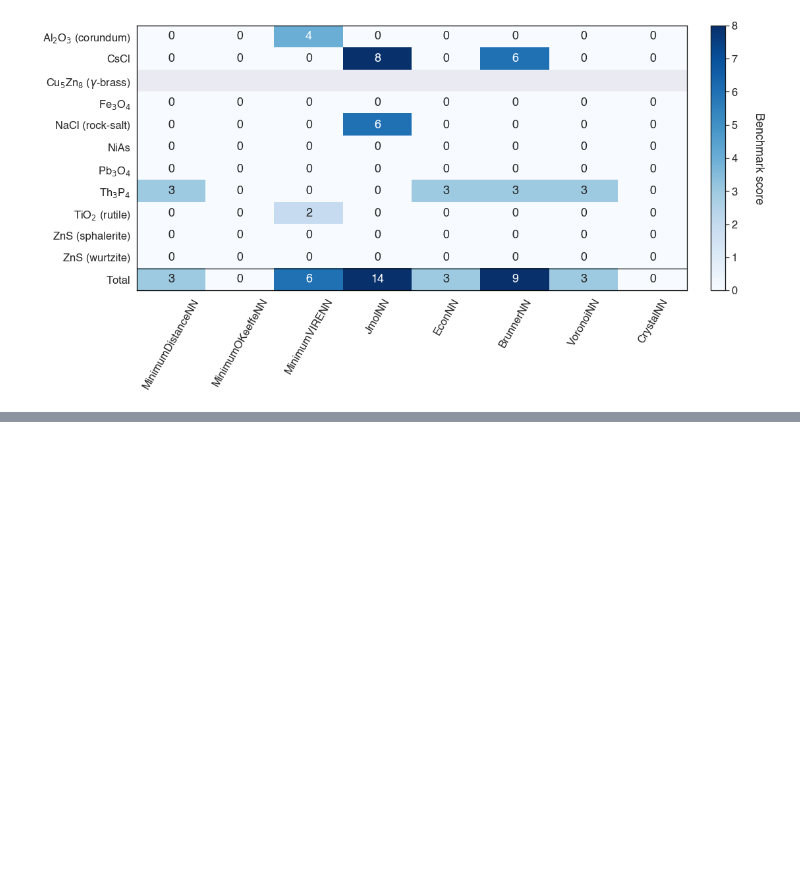
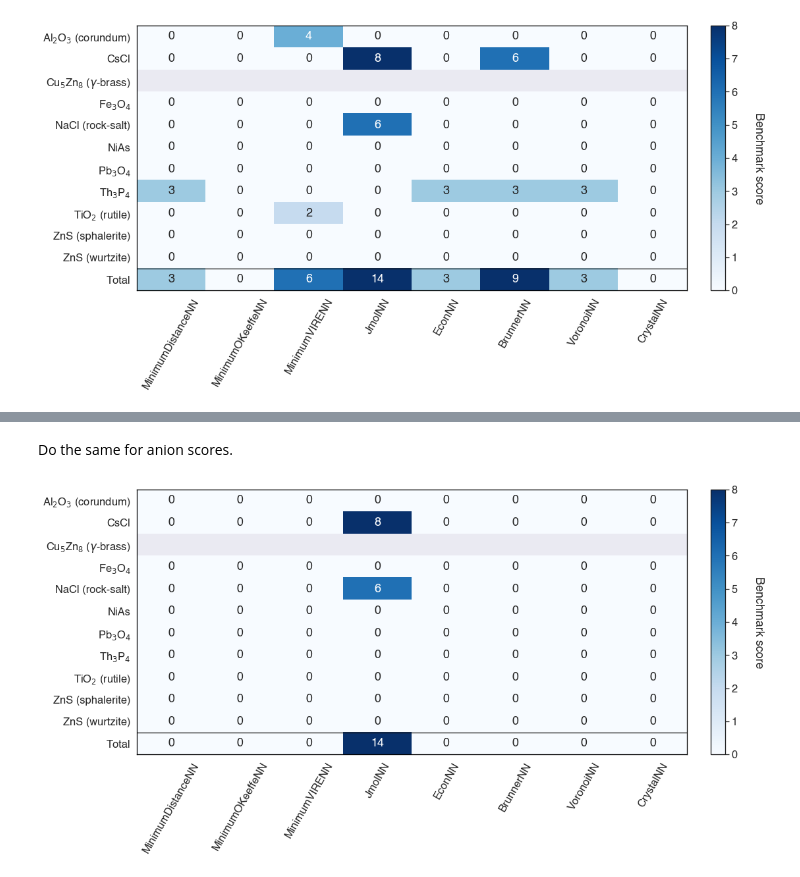
Before and after one commit to hackingmaterials/materials-coord, a Jupyter notebook: examples/plot-binary-structures.ipynb, the cells around one changed output, grey strips where cells are left out. Saved outputs shown, nothing was run; the diff lists cells and outputs as text; code cells hidden in the pictures; blank space fills up the shorter version.

```diff
--- a/examples/plot-binary-structures.ipynb
+++ b/examples/plot-binary-structures.ipynb
@@ -101,0 +121,17 @@ plt.show()
+# %% [markdown]
+Do the same for anion scores.
+# %%
+anion_scores = bm.score(nn_methods, site_type="anion", cation_anion=True)
+
+nn_method_mapping = {"BrunnerNN_reciprocal": "BrunnerNN"}
+
+plt = plot_benchmark_scores(
+    anion_scores,
+    structure_mapping=structure_mapping,
+    nn_method_mapping=nn_method_mapping
+)
+
+plt.savefig(Path("plots", "binary-anion-cation-anion.pdf"), bbox_inches='tight')
+plt.show()
+# %% [output]
+[figure, added]
```
Also changed, not shown: parts of 2 cells of this notebook, 17 other files.
